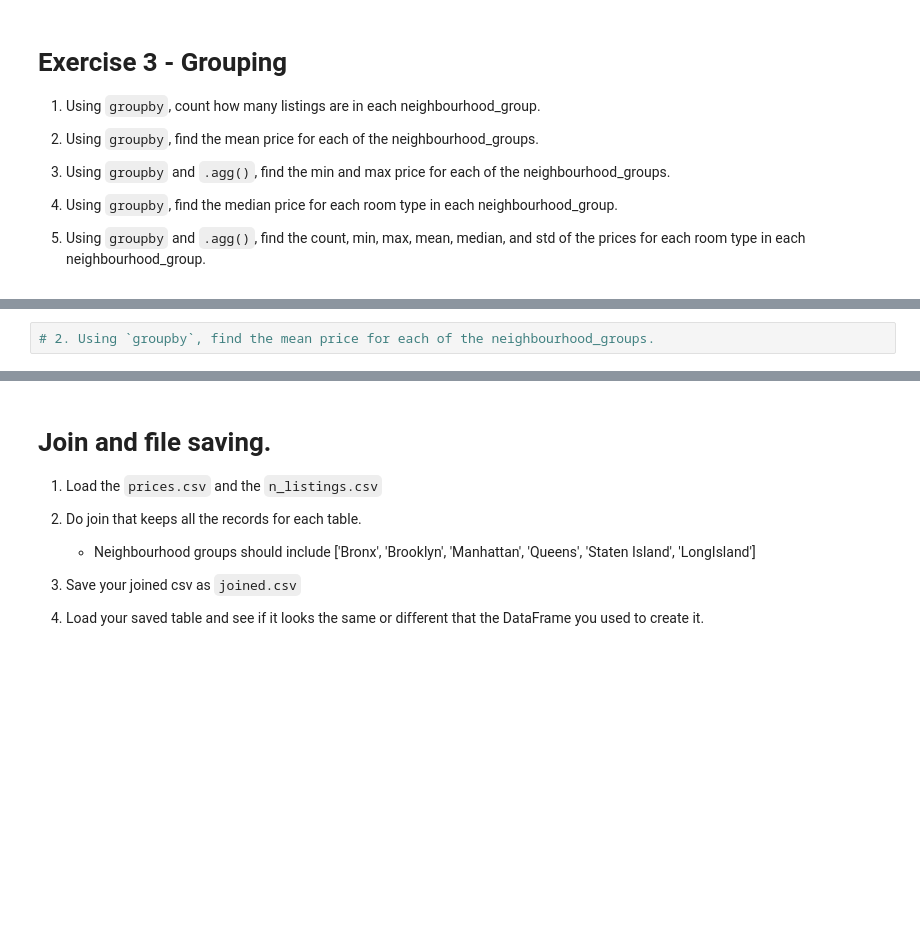
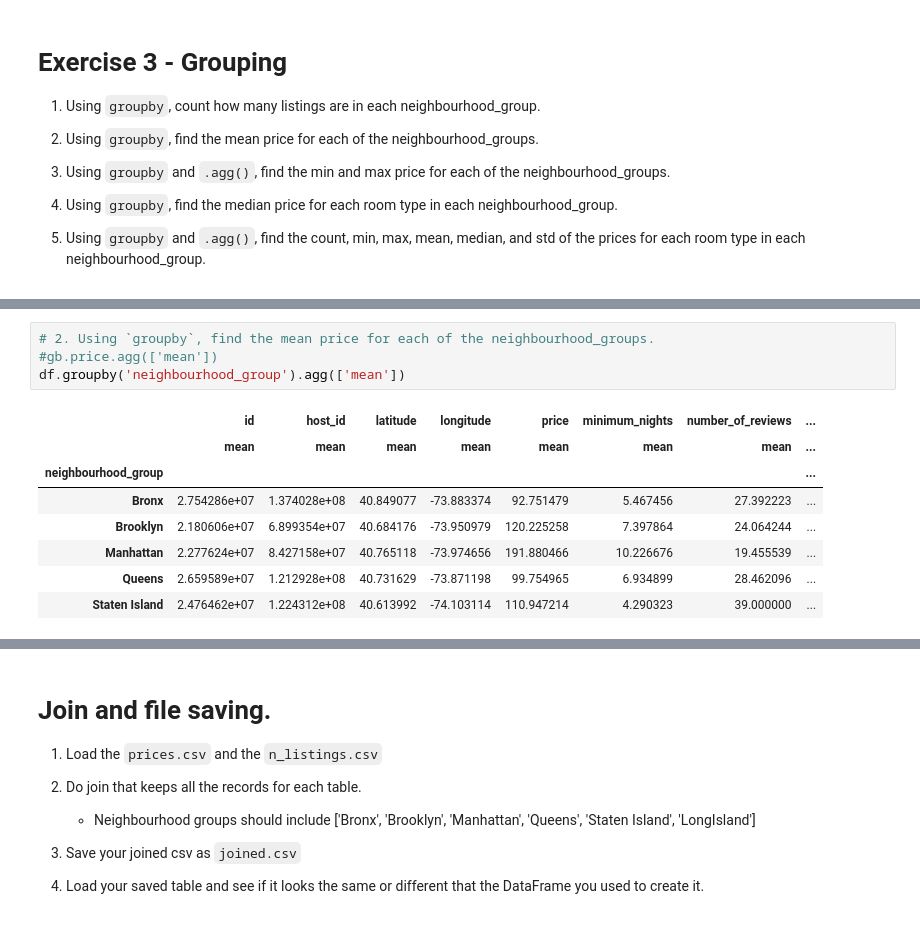
Before and after one commit to SamuelObregon1/2021-fall-data-science, a Jupyter notebook: Week-01-Pandas/Exercise.ipynb, the cells around one changed output, grey strips where cells are left out. Saved outputs shown, nothing was run; the diff lists cells and outputs as text; blank space fills up the shorter version.

```diff
--- a/Week-01-Pandas/Exercise.ipynb
+++ b/Week-01-Pandas/Exercise.ipynb
@@ -143,4 +175,15 @@ df[Selected_Names]
 # %%
 # 2. Using `groupby`, find the mean price for each of the neighbourhood_groups.
+#gb.price.agg(['mean'])
+df.groupby('neighbourhood_group').agg(['mean'])
+# %% [output]
+|  | id | host_id | latitude | longitude | price | minimum_nights | number_of_reviews | ... |
+|  | mean | mean | mean | mean | mean | mean | mean | ... |
+| neighbourhood_group |  |  |  |  |  |  |  | ... |
+| Bronx | 2.754286e+07 | 1.374028e+08 | 40.849077 | -73.883374 | 92.751479 | 5.467456 | 27.392223 | ... |
+| Brooklyn | 2.180606e+07 | 6.899354e+07 | 40.684176 | -73.950979 | 120.225258 | 7.397864 | 24.064244 | ... |
+| Manhattan | 2.277624e+07 | 8.427158e+07 | 40.765118 | -73.974656 | 191.880466 | 10.226676 | 19.455539 | ... |
+| Queens | 2.659589e+07 | 1.212928e+08 | 40.731629 | -73.871198 | 99.754965 | 6.934899 | 28.462096 | ... |
+| Staten Island | 2.476462e+07 | 1.224312e+08 | 40.613992 | -74.103114 | 110.947214 | 4.290323 | 39.000000 | ... |
 # %%
 # 3. Using `groupby` and `.agg()`, find the min and max price for each of the neighbourhood_groups.
```
Also changed, not shown: parts of 13 cells of this notebook, 1 other file.
